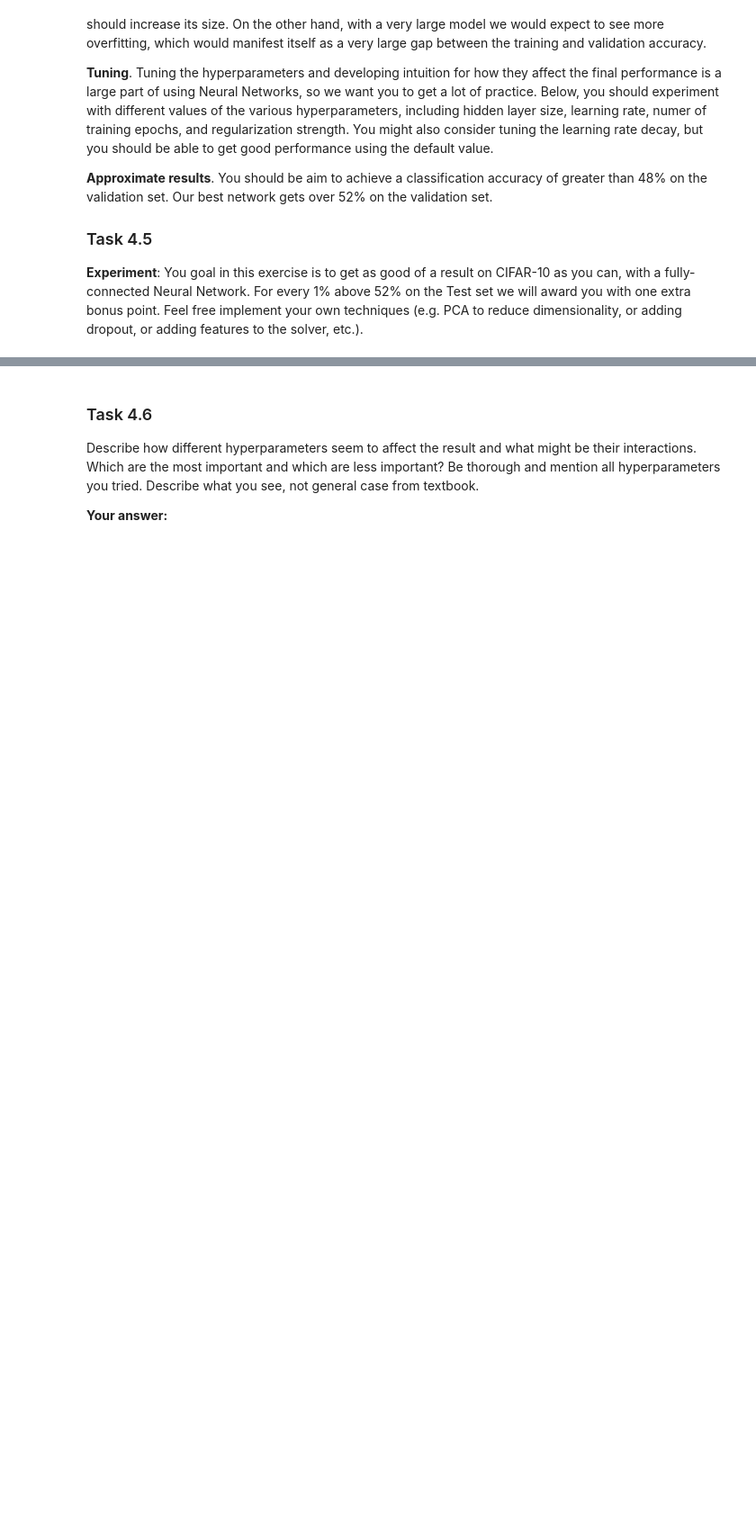
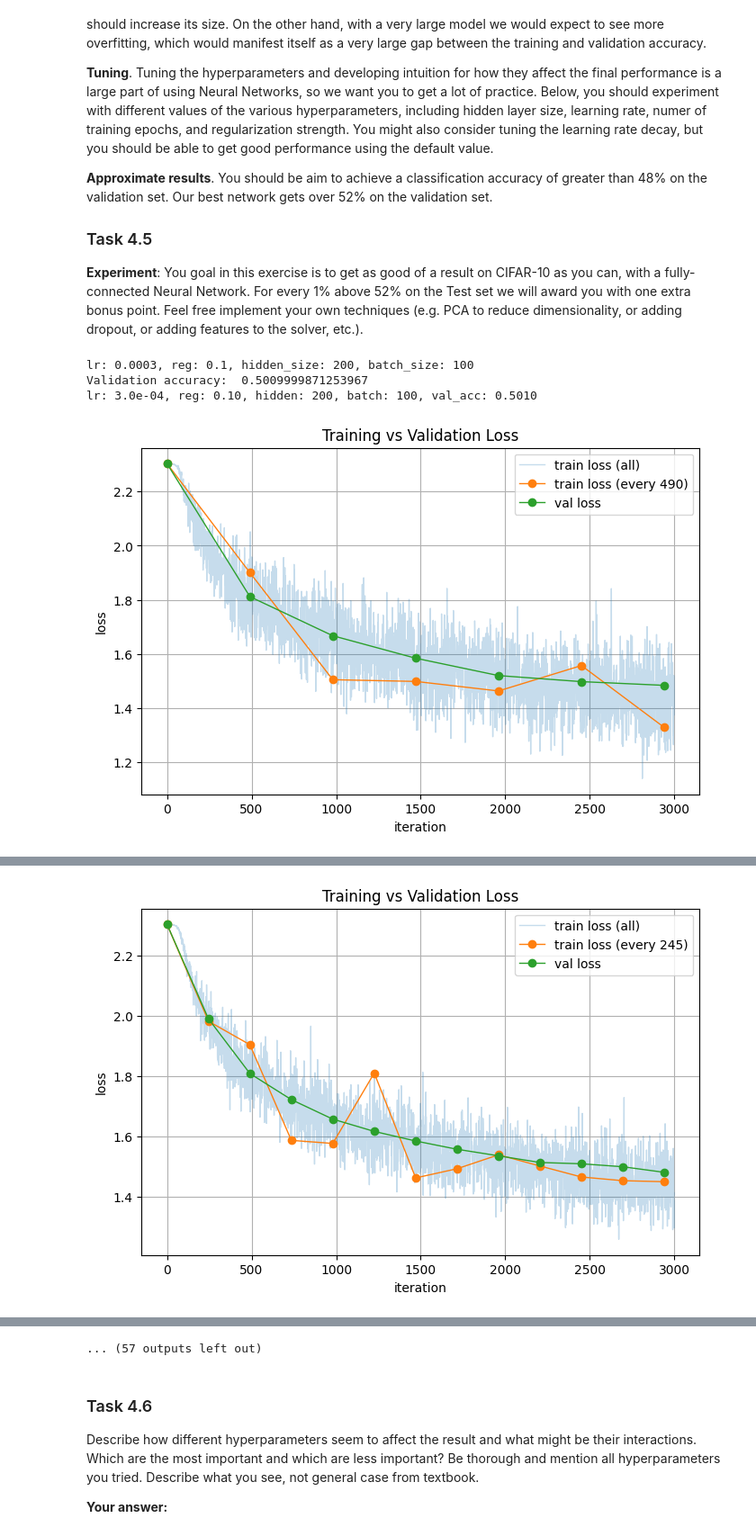
Before and after one commit to Artem-Lishchuk/Neural-Networks-Labs, a Jupyter notebook: HW4/04_two_layer_net.ipynb, the cells around one changed output, grey strips where cells are left out. Shown at 90% size. Saved outputs shown, nothing was run; the diff lists cells and outputs as text; code cells hidden in the pictures; blank space fills up the shorter version.

Commit message:
53.6 % test accuracy; 55.6% validation accuracy

```diff
--- a/HW4/04_two_layer_net.ipynb
+++ b/HW4/04_two_layer_net.ipynb
@@ -485,39 +587,90 @@ best_net = None # store the best model into this
 input_size = 32 * 32 * 3
 num_classes = 10
 std = 1e-4
+num_iters = 5000
+learning_rate_decay = 0.95
 
-learning_rates = []
-regularization_strengths = []
-hidden_sizes = []
-batch_sizes = []
+learning_rates = [3e-4, 5e-4, 7e-4, 1e-3]
+regularization_strengths = [0.05, 0.1, 0.15, 0.2]
+hidden_sizes = [200, 400]
+batch_sizes = [100]
 
 best_val = -1
+current_results = []
 
 for lr in learning_rates:
     for reg in regularization_strengths:
         for hidden_size in hidden_sizes:
             for batch_size in batch_sizes:
 
                 # Initialize a new network for each set of hyperparameters
-                net = init_toy_model()
+                print(f"lr: {lr}, reg: {reg}, hidden_size: {hidden_size}, batch_size: {batch_size}")
 
-                # Train the network
+                key = task45_cache_key(lr, reg, hidden_size, batch_size, std, num_iters, learning_rate_decay)
 
-                # Predict on the validation set
+                if key in task45_model_cache:
+                    result = task45_model_cache[key]
+                    net = result['net']
+                    stats = result['stats']
+                    val_acc = result['val_acc']
+                else:
+                    net = init_toy_model(input_size, hidden_size, num_classes, std)
 
+                    stats = net.train(X_train, y_train, X_val, y_val,
+                                num_iters=num_iters, batch_size=batch_size,
+                                learning_rate=lr, learning_rate_decay=learning_rate_decay,
+                                reg=reg, verbose=True)
+
+                    # Predict on the validation set
+                    val_predictions = net.predict(X_val)
+                    val_acc = torch.mean((val_predictions == y_val).float()).item()
+                    result = {
+                        'key': key,
+                        'params': {
+                            'lr': lr,
+                            'reg': reg,
+                            'hidden_size': hidden_size,
+                            'batch_size': batch_size,
+                            'std': std,
+                            'num_iters': num_iters,
+                            'learning_rate_decay': learning_rate_decay,
+                        },
+                        'net': net,
+                        'stats': stats,
+                        'val_acc': val_acc,
+                    }
+                    task45_model_cache[key] = result
+                    task45_sweep_history.append(result)
+
+                print('Validation accuracy: ', val_acc)
                 print(f'lr: {lr:.1e}, reg: {reg:.2f}, hidden: {hidden_size}, batch: {batch_size}, val_acc: {val_acc:.4f}')
+                plot_train_val_loss(stats, iterations_per_epoch=max(X_train.shape[0] // batch_size, 1))
+                current_results.append(result)
+
+                if val_acc > best_val:
+                    best_val = val_acc
+                    best_net = net
 
 #################################################################################
 #                               END OF YOUR CODE                                #
 #################################################################################
+
+globals()['best_net'] = best_net
+globals()['task45_best_result'] = max(current_results, key=lambda x: x['val_acc'])
+task45_show_summary(current_results, title='Task 4.5 sweep summary (current grid)')
 
 hyperparam_lists = [learning_rates, regularization_strengths, hidden_sizes, batch_sizes]
 assert all(len(lst) > 0 for lst in hyperparam_lists), (
     'Task 4.5 failed: all hyperparameter lists must be non-empty.'
 )
 assert any(len(lst) > 1 for lst in hyperparam_lists), (
     'Task 4.5 failed: at least one hyperparameter list must contain more than one value.'
 )
 print('Task 4.5 setup passed: hyperparameter lists are non-empty and include a sweep dimension.')
 assert best_net is not None, 'Task 4.5 failed: best_net was not set.'
 print(f'Task 4.5 passed: best model selected with validation accuracy {best_val:.4f}.')
+# %% [output]
+lr: 0.0003, reg: 0.1, hidden_size: 200, batch_size: 100
+Validation accuracy:  0.5009999871253967
+lr: 3.0e-04, reg: 0.10, hidden: 200, batch: 100, val_acc: 0.5010
+[figure, added]
@@ -523,0 +694 @@ print(f'Task 4.5 passed: best model selected with validation accuracy {best_val:
+[figure, added]
@@ -524,3 +767,4 @@ print(f'Task 4.5 passed: best model selected with validation accuracy {best_val:
+... (57 outputs left out)
 # %% [markdown]
 ### Task 4.6
 Describe how different hyperparameters seem to affect the result and what might be their interactions. Which are the most important and which are less important? Be thorough and mention all hyperparameters you tried. Describe what you see, not general case from textbook.
```
Also changed, not shown: parts of 7 cells of this notebook, 1 other file.
